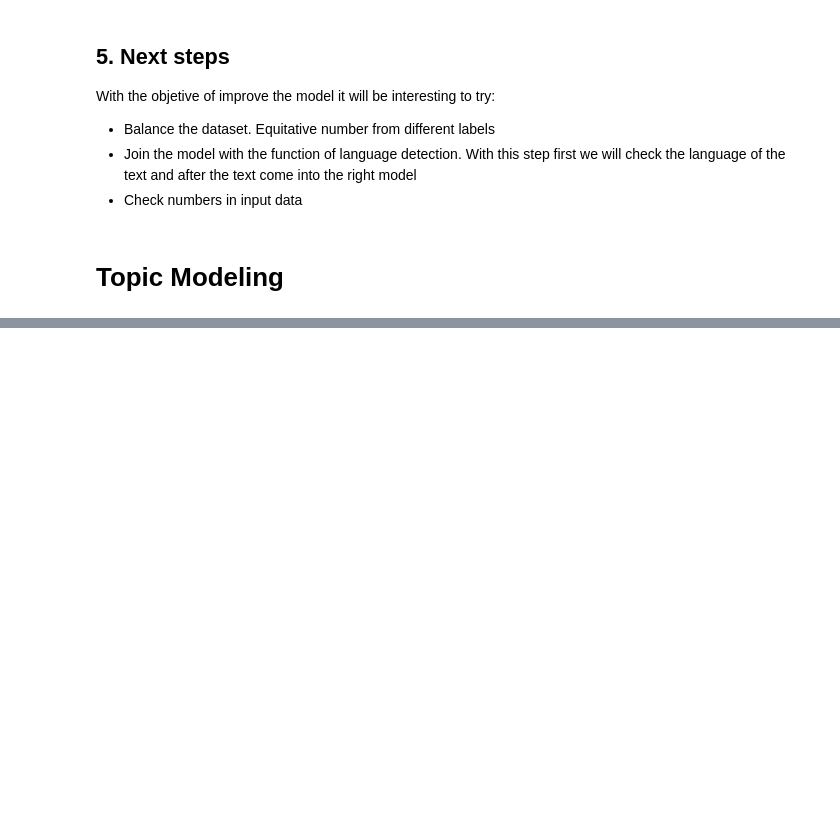
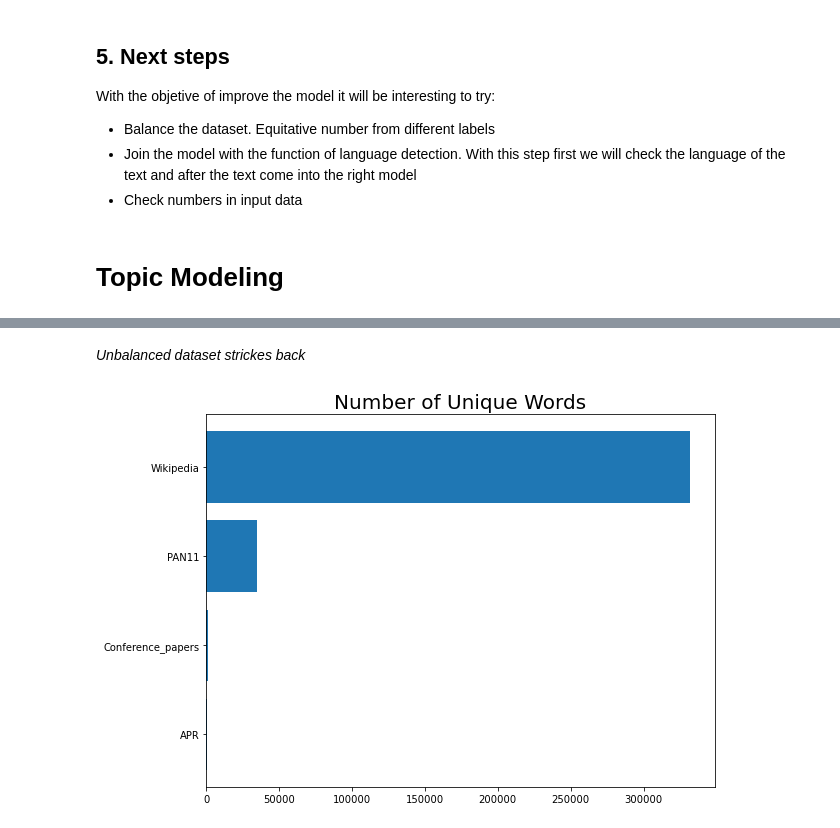
Before and after one commit to CibelesR/NLP_Associate_DS_Test, a Jupyter notebook: Notebooks/03_input_data_and_classification_model.ipynb, the cells around one changed output, grey strips where cells are left out. Drawn from its saved outputs; the diff is of its cells as text; code cells hidden in the pictures; blank space fills up the shorter version.

```diff
--- a/Notebooks/03_input_data_and_classification_model.ipynb
+++ b/Notebooks/03_input_data_and_classification_model.ipynb
@@ -530,0 +691,13 @@ cv = CountVectorizer(stop_words='english')
+# %%
+# Find the number of unique words that each label uses
+
+# Identify the non-zero items in the document-term matrix, meaning that the word occurs at least once
+unique_list = []
+for w in data.columns:
+    uniques = data[w].to_numpy().nonzero()[0].size
+    unique_list.append(uniques)
+
+# Create a new dataframe that contains this unique word count
+data_words = pd.DataFrame(list(zip(labels, unique_list)), columns=['label', 'unique_words'])
+data_unique_sort = data_words.sort_values(by='unique_words')
+data_unique_sort
@@ -530,0 +710,18 @@ cv = CountVectorizer(stop_words='english')
+# %% [markdown]
+_Unbalanced dataset strickes back_
+# %%
+# Let's plot our findings
+
+
+y_pos = np.arange(len(data_words))
+
+plt.subplot(1, 2, 1)
+plt.barh(y_pos, data_unique_sort.unique_words, align='center')
+plt.yticks(y_pos, data_unique_sort.label)
+plt.title('Number of Unique Words', fontsize=20)
+
+
+plt.tight_layout()
+plt.show()
+# %% [output]
+[figure, added]
```
Also changed, not shown: parts of 81 cells of this notebook, 3 other files.
